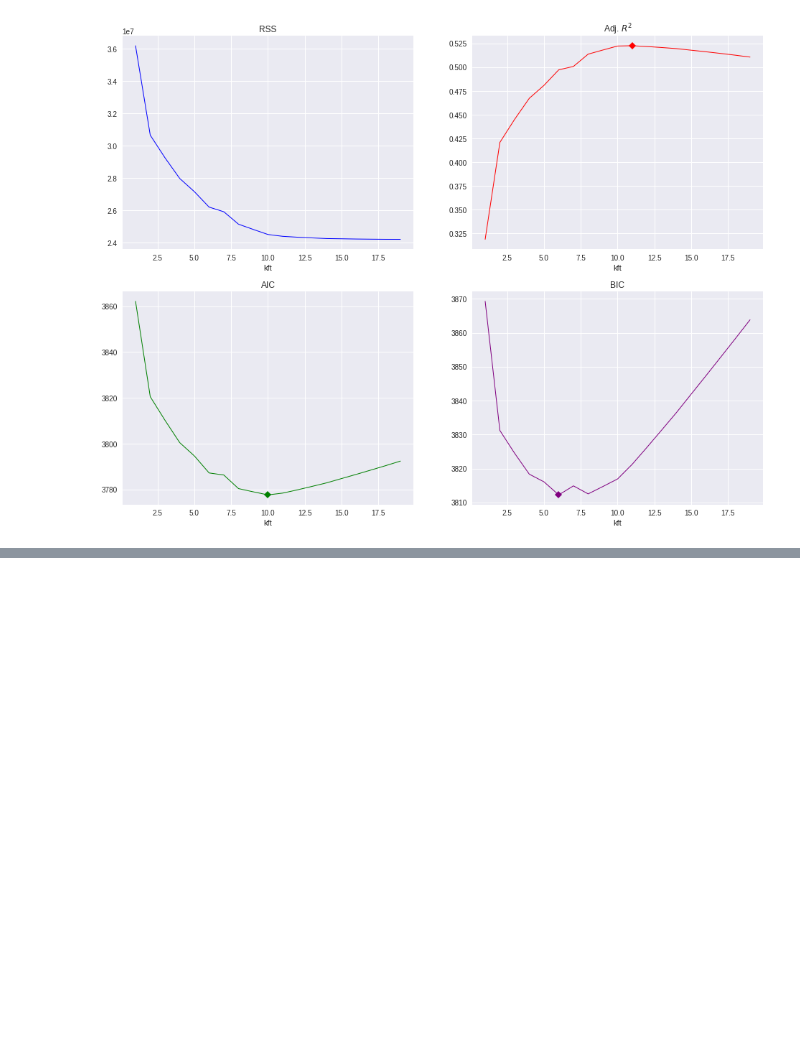
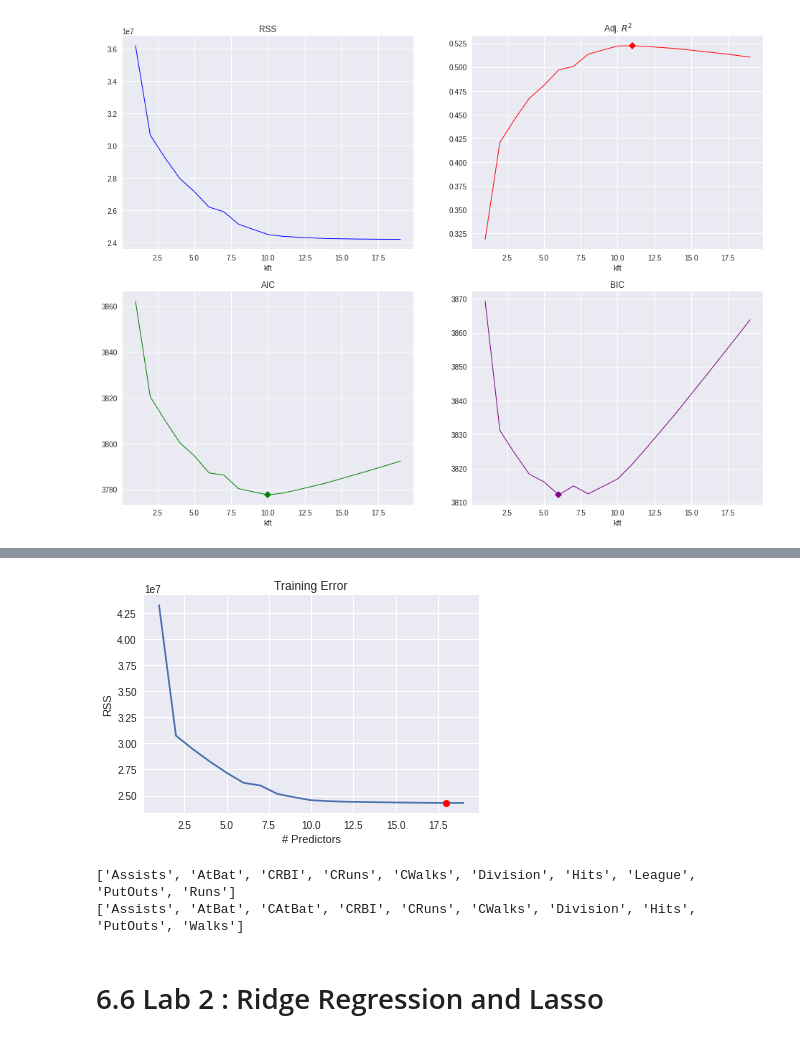
Before and after one commit to mjalalimanesh/Statistical-Learning-ISLR-Python, a Jupyter notebook: lab6.ipynb, the cells around one changed output, grey strips where cells are left out. Cells and saved outputs as stored; diff of their text form; code cells hidden in the pictures; blank space fills up the shorter version.

```diff
--- a/lab6.ipynb
+++ b/lab6.ipynb
@@ -120,0 +276,24 @@ results.BIC.plot(title='BIC', markevery=[min_bic], marker='D', lw=1, color='purp
+# %%
+models_full = pd.DataFrame(columns=['RSS', 'model'])
+
+predictors = []
+
+for i in range(1,20):
+    models_full.loc[i] = forward(predictors, X, y, X, y)
+    predictors = models_full.loc[i]['model'].model.exog_names
+# %%
+plt.plot(models_full['RSS'])
+plt.xlabel('# Predictors')
+plt.ylabel('RSS')
+plt.title('Training Error')
+plt.plot(models_full['RSS'].argmin(), models_full['RSS'].min(), 'or');
+# %% [output]
+[figure, added]
+# %%
+print(sorted(models_train.loc[10, 'model'].model.exog_names))
+print(sorted(models_full.loc[10, 'model'].model.exog_names))
+# %% [output]
+['Assists', 'AtBat', 'CRBI', 'CRuns', 'CWalks', 'Division', 'Hits', 'League', 'PutOuts', 'Runs']
+['Assists', 'AtBat', 'CAtBat', 'CRBI', 'CRuns', 'CWalks', 'Division', 'Hits', 'PutOuts', 'Walks']
+# %% [markdown]
+# 6.6 Lab 2 : Ridge Regression and Lasso
```
Also changed, not shown: parts of 18 cells of this notebook.
